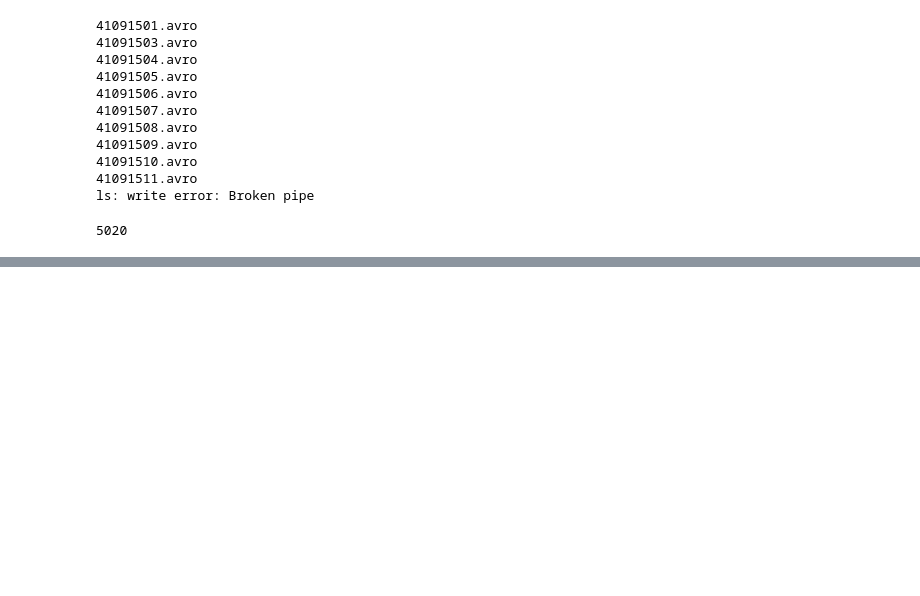
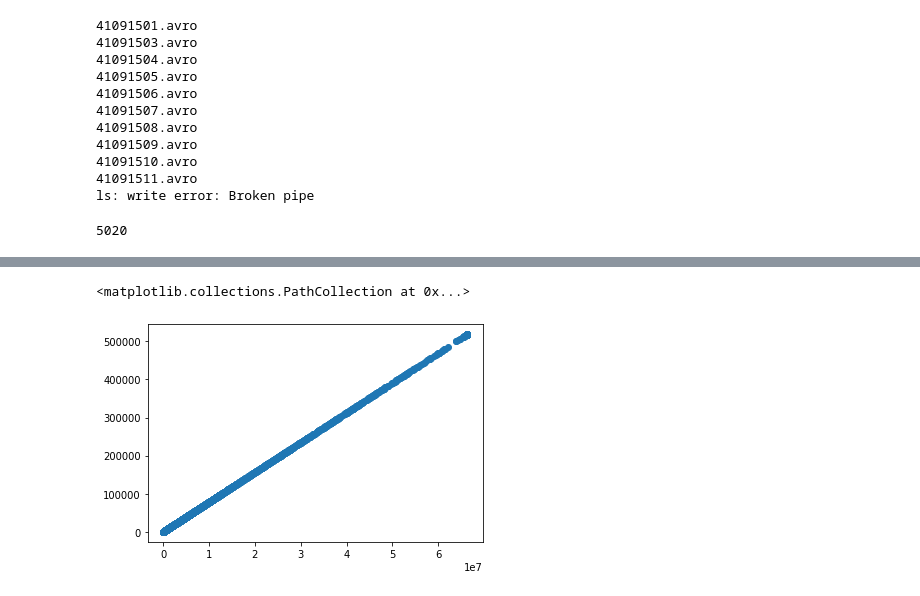
Before and after one commit to lsst-dm/ap_pipe-notebooks, a Jupyter notebook: DM-25930-alert_sizes.ipynb, the cells around one changed output, grey strips where cells are left out. Cells and saved outputs as stored; diff of their text form; code cells hidden in the pictures; blank space fills up the shorter version.

```diff
--- a/DM-25930-alert_sizes.ipynb
+++ b/DM-25930-alert_sizes.ipynb
@@ -125,0 +243,5 @@ print(ct)
+# %%
+plt.scatter(pixel_sizes_array**2.,sizes_bytes_array/1024)
+# %% [output]
+<matplotlib.collections.PathCollection at 0x...>
+[figure, added]
```
Also changed, not shown: parts of 36 cells of this notebook.
